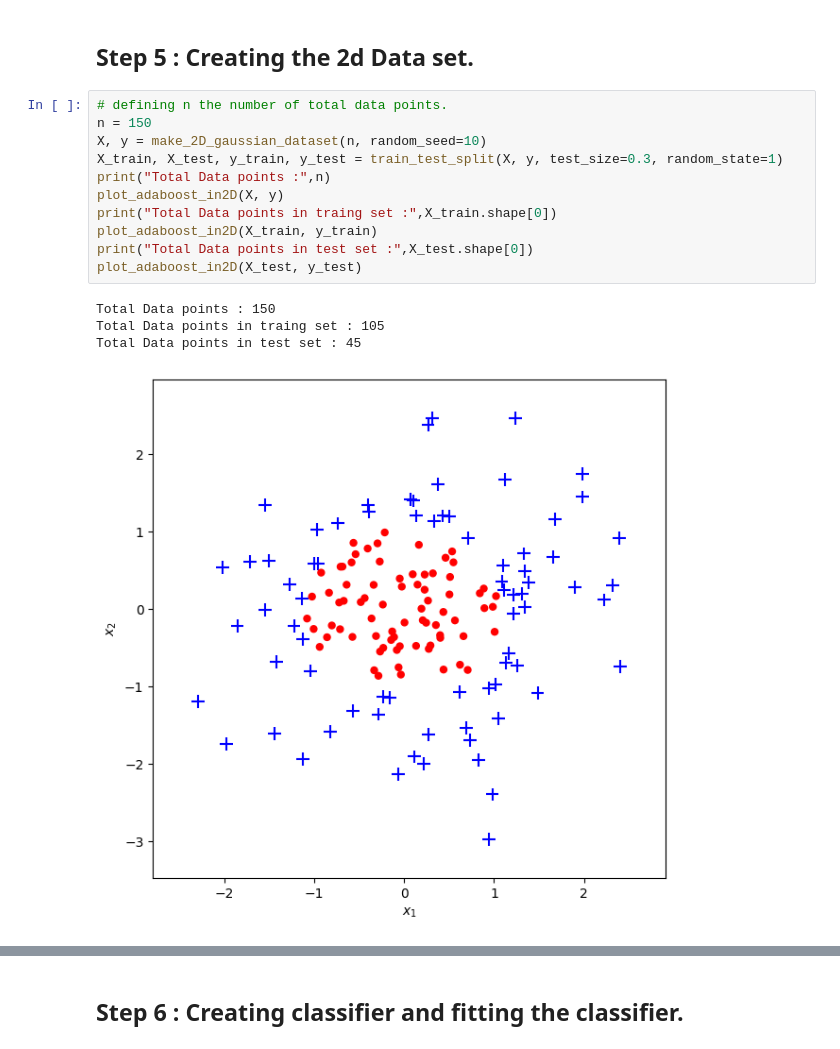
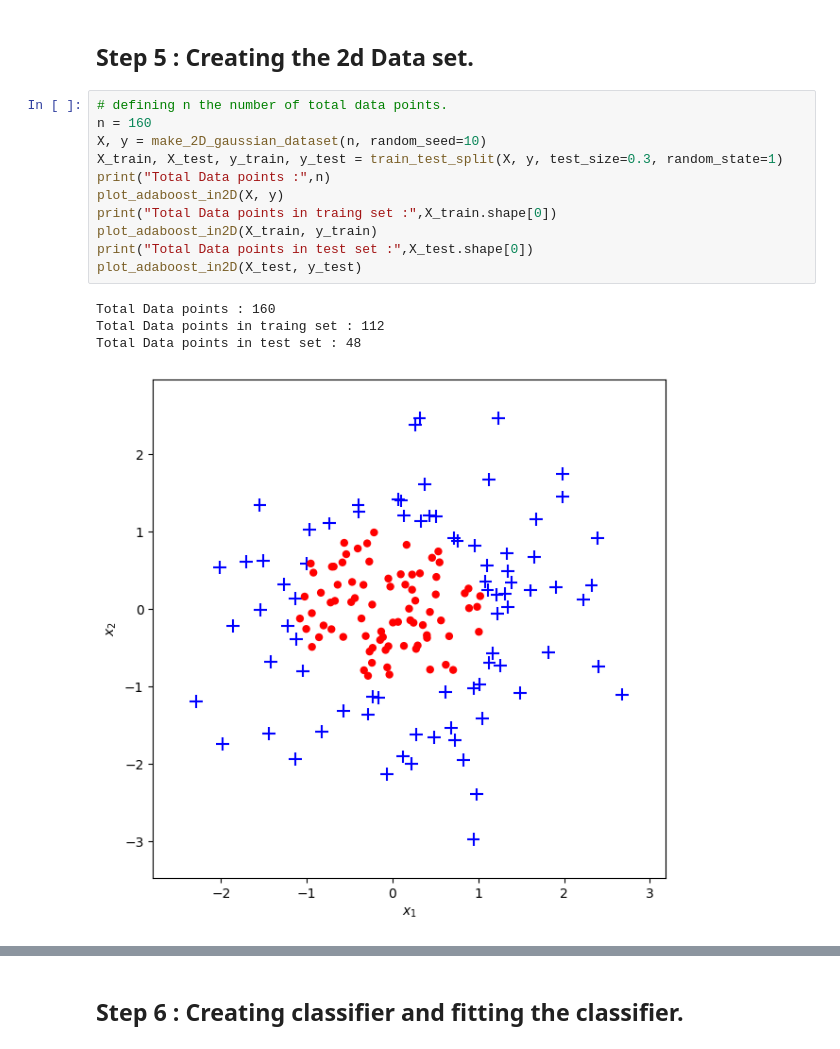
Before and after one commit to Jay0774/MACHINE-LEARNING, a Jupyter notebook: Adaboost/ADABOOST_classifier.ipynb, the cells around one changed output, grey strips where cells are left out. Drawn from its saved outputs; the diff is of its cells as text.

```diff
--- a/Adaboost/ADABOOST_classifier.ipynb
+++ b/Adaboost/ADABOOST_classifier.ipynb
@@ -150,17 +150,17 @@ def make_2D_gaussian_dataset( n , random_seed):
 ## Step 5 : Creating the 2d Data set.
 # %%
 # defining n the number of total data points.
-n = 150
+n = 160
 X, y = make_2D_gaussian_dataset(n, random_seed=10)
 X_train, X_test, y_train, y_test = train_test_split(X, y, test_size=0.3, random_state=1)
 print("Total Data points :",n)
 plot_adaboost_in2D(X, y)
 print("Total Data points in traing set :",X_train.shape[0])
 plot_adaboost_in2D(X_train, y_train)
 print("Total Data points in test set :",X_test.shape[0])
 plot_adaboost_in2D(X_test, y_test)
 # %% [output]
-Total Data points : 150
-Total Data points in traing set : 105
-Total Data points in test set : 45
+Total Data points : 160
+Total Data points in traing set : 112
+Total Data points in test set : 48
-[figure, old version]
+[figure, new version]
```
Also changed, not shown: parts of 8 cells of this notebook.
